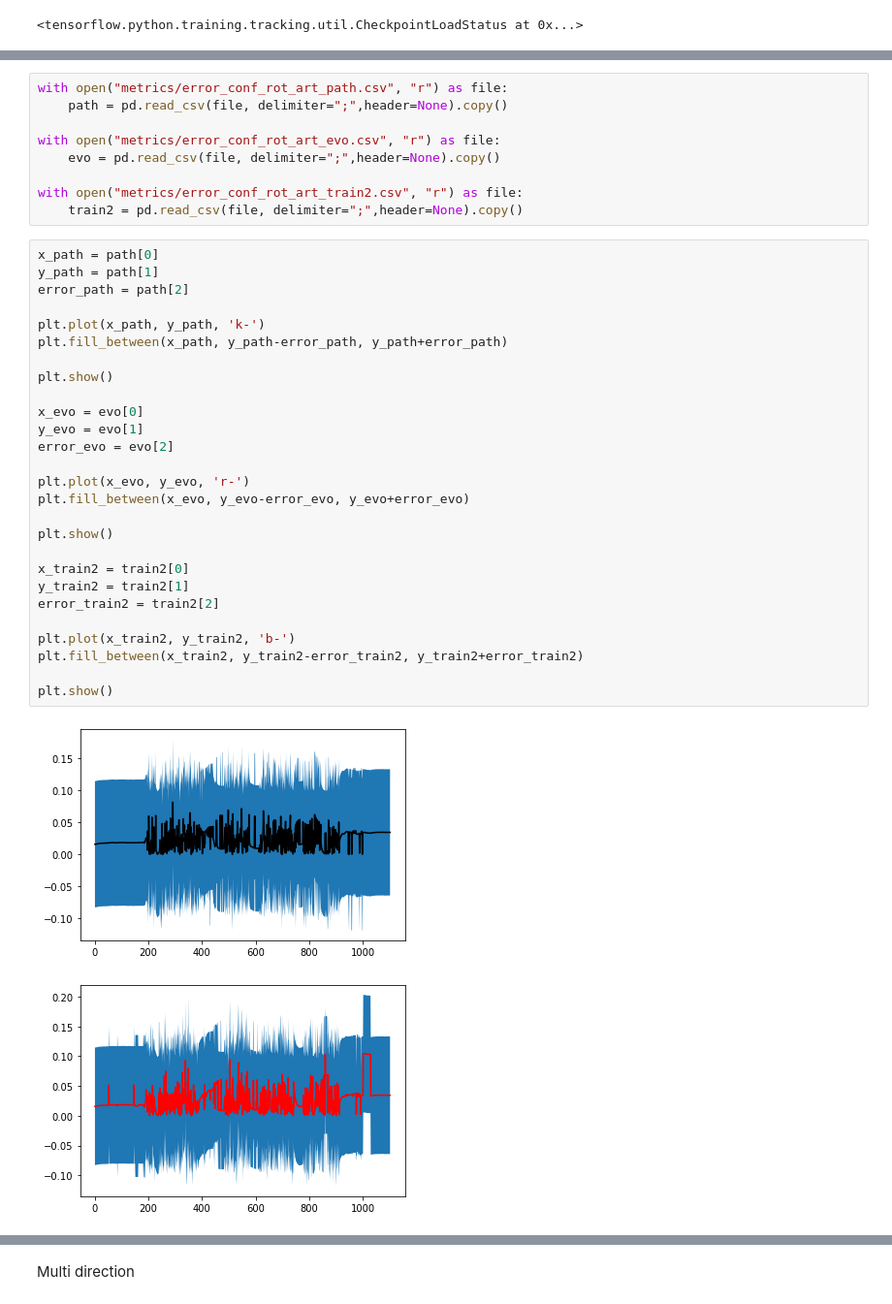
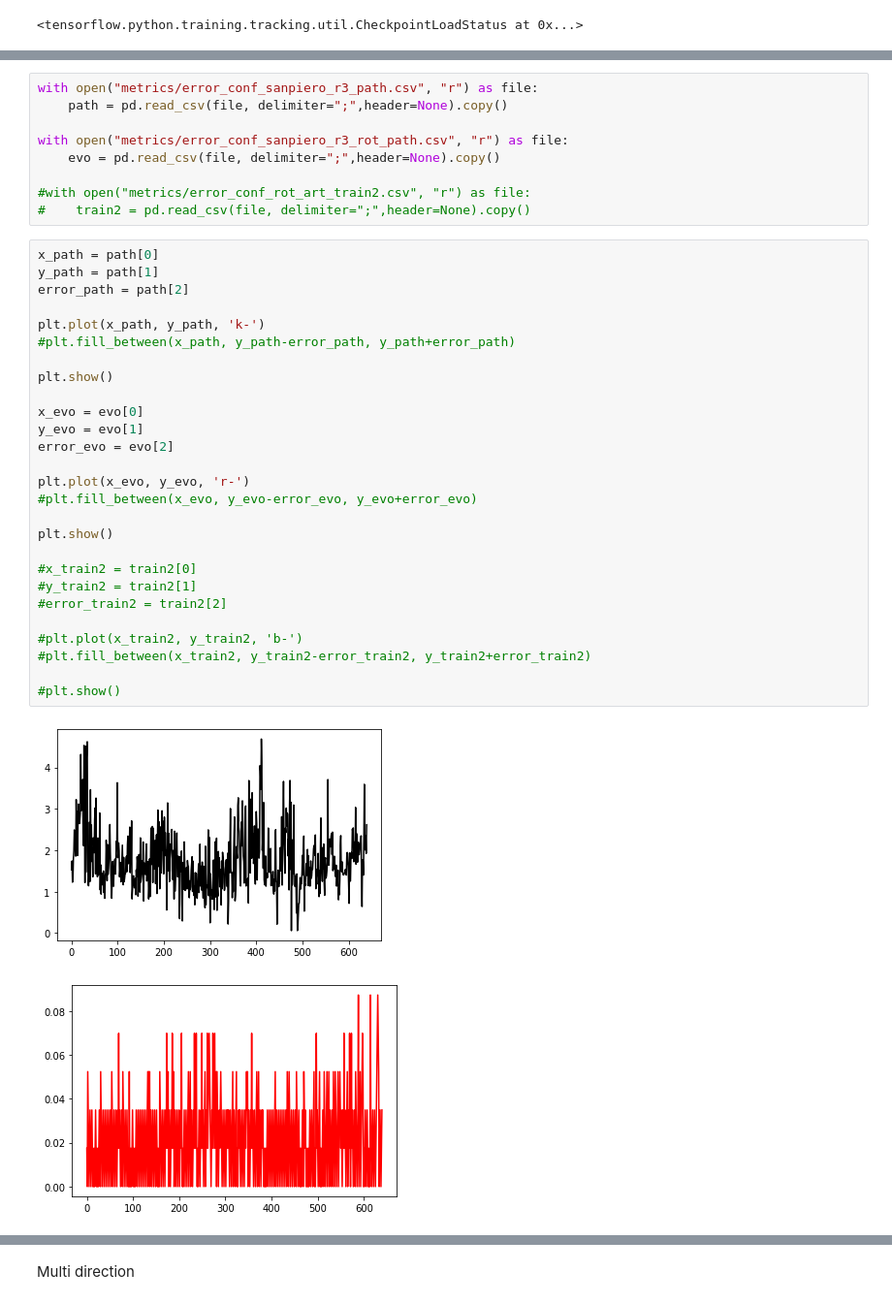
Before and after one commit to P1G1U/Thesis_AITronik, a Jupyter notebook: Half LiDAR Map/define_model.ipynb, the cells around one changed output, grey strips where cells are left out. Shown: that part at 97% size. Cells and saved outputs as stored; diff of their text form.

```diff
--- a/Half LiDAR Map/define_model.ipynb
+++ b/Half LiDAR Map/define_model.ipynb
@@ -1395,41 +1418,41 @@ with open('metrics/error_conf_rot_art_path.csv', 'w') as f:
     for i in range(len(error_rot_list)):
         f.write("{};{};{}\n".format(i,error_rot_list[i],orientation_conf_list[i]))
 # %%
-with open("metrics/error_conf_rot_art_path.csv", "r") as file:
+with open("metrics/error_conf_sanpiero_r3_path.csv", "r") as file:
     path = pd.read_csv(file, delimiter=";",header=None).copy()
 
-with open("metrics/error_conf_rot_art_evo.csv", "r") as file:
+with open("metrics/error_conf_sanpiero_r3_rot_path.csv", "r") as file:
     evo = pd.read_csv(file, delimiter=";",header=None).copy()
 
-with open("metrics/error_conf_rot_art_train2.csv", "r") as file:
-    train2 = pd.read_csv(file, delimiter=";",header=None).copy()
+#with open("metrics/error_conf_rot_art_train2.csv", "r") as file:
+#    train2 = pd.read_csv(file, delimiter=";",header=None).copy()
 # %%
 x_path = path[0]
 y_path = path[1]
 error_path = path[2]
 
 plt.plot(x_path, y_path, 'k-')
-plt.fill_between(x_path, y_path-error_path, y_path+error_path)
+#plt.fill_between(x_path, y_path-error_path, y_path+error_path)
 
 plt.show()
 
 x_evo = evo[0]
 y_evo = evo[1]
 error_evo = evo[2]
 
 plt.plot(x_evo, y_evo, 'r-')
-plt.fill_between(x_evo, y_evo-error_evo, y_evo+error_evo)
+#plt.fill_between(x_evo, y_evo-error_evo, y_evo+error_evo)
 
 plt.show()
 
-x_train2 = train2[0]
-y_train2 = train2[1]
-error_train2 = train2[2]
+#x_train2 = train2[0]
+#y_train2 = train2[1]
+#error_train2 = train2[2]
 
-plt.plot(x_train2, y_train2, 'b-')
-plt.fill_between(x_train2, y_train2-error_train2, y_train2+error_train2)
+#plt.plot(x_train2, y_train2, 'b-')
+#plt.fill_between(x_train2, y_train2-error_train2, y_train2+error_train2)
 
-plt.show()
+#plt.show()
 # %% [output]
-[figure, old version]
+[figure, new version]
-[figure, old version]
+[figure, new version]
```
Also changed, not shown: parts of 17 cells of this notebook, 15 other files.
